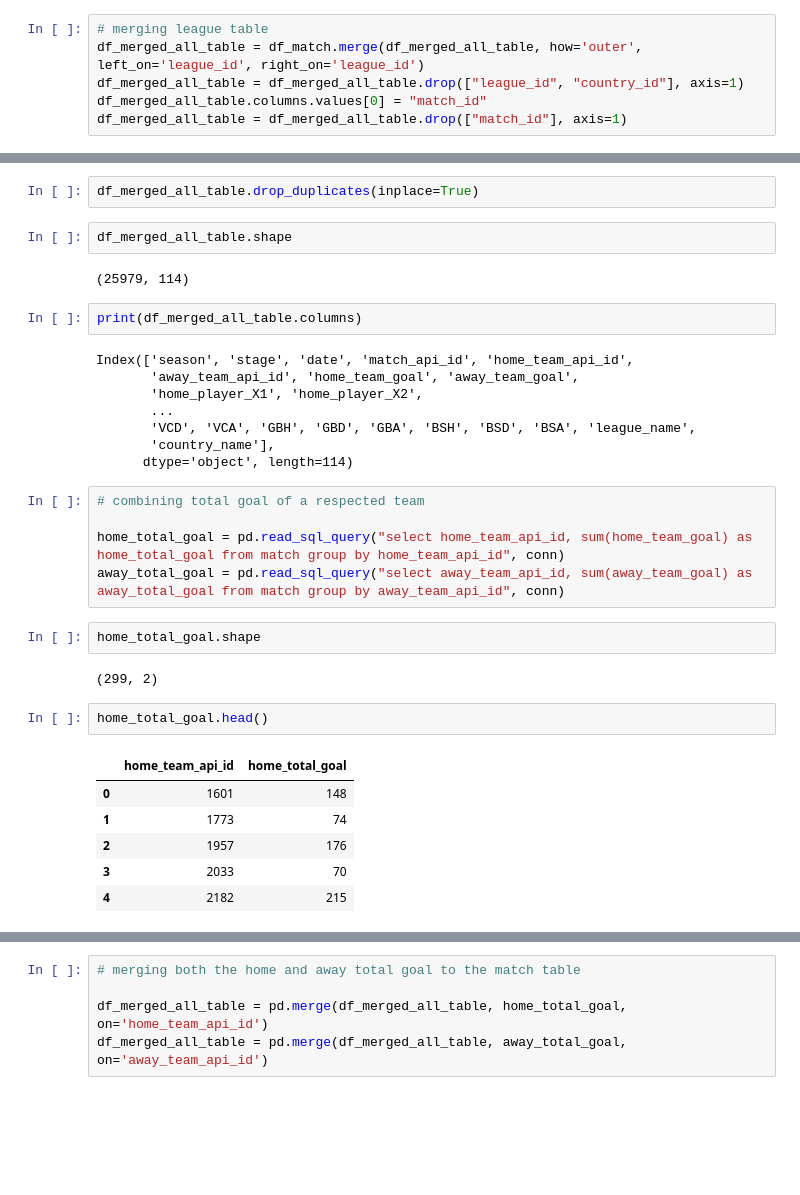
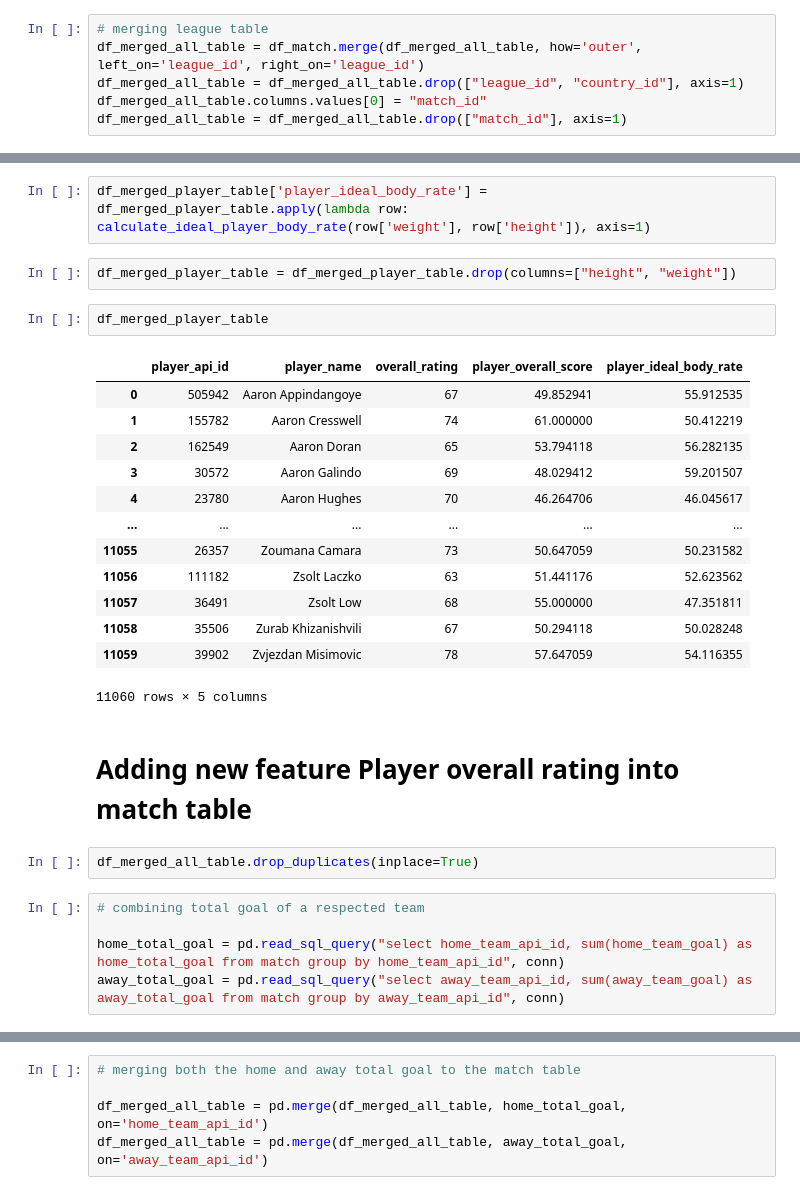
Before and after one commit to ravi7522/Football-Prediction, a Jupyter notebook: data_preprocessing_table_merge.ipynb, the cells around one changed output, grey strips where cells are left out. Cells and saved outputs as stored; diff of their text form; blank space fills up the shorter version.

```diff
--- a/data_preprocessing_table_merge.ipynb
+++ b/data_preprocessing_table_merge.ipynb
@@ -147,34 +265,29 @@ df_merged_all_table.shape
+# %%
+df_merged_player_table['player_ideal_body_rate'] = df_merged_player_table.apply(lambda row: calculate_ideal_player_body_rate(row['weight'], row['height']), axis=1)
+# %%
+df_merged_player_table = df_merged_player_table.drop(columns=["height", "weight"])
+# %%
+df_merged_player_table
+# %% [output]
+|  | player_api_id | player_name | overall_rating | player_overall_score | player_ideal_body_rate |
+| 0 | 505942 | Aaron Appindangoye | 67 | 49.852941 | 55.912535 |
+| 1 | 155782 | Aaron Cresswell | 74 | 61.000000 | 50.412219 |
+| 2 | 162549 | Aaron Doran | 65 | 53.794118 | 56.282135 |
+| 3 | 30572 | Aaron Galindo | 69 | 48.029412 | 59.201507 |
+| 4 | 23780 | Aaron Hughes | 70 | 46.264706 | 46.045617 |
+| ... | ... | ... | ... | ... | ... |
+| 11055 | 26357 | Zoumana Camara | 73 | 50.647059 | 50.231582 |
+| 11056 | 111182 | Zsolt Laczko | 63 | 51.441176 | 52.623562 |
+| 11057 | 36491 | Zsolt Low | 68 | 55.000000 | 47.351811 |
+| 11058 | 35506 | Zurab Khizanishvili | 67 | 50.294118 | 50.028248 |
+| 11059 | 39902 | Zvjezdan Misimovic | 78 | 57.647059 | 54.116355 |
+11060 rows × 5 columns
+# %% [markdown]
+# Adding new feature Player overall rating into match table
 # %%
 df_merged_all_table.drop_duplicates(inplace=True)
-# %%
-df_merged_all_table.shape
-# %% [output]
-(25979, 114)
-# %%
-print(df_merged_all_table.columns)
-# %% [output]
-Index(['season', 'stage', 'date', 'match_api_id', 'home_team_api_id',
-       'away_team_api_id', 'home_team_goal', 'away_team_goal',
-       'home_player_X1', 'home_player_X2',
-       ...
-       'VCD', 'VCA', 'GBH', 'GBD', 'GBA', 'BSH', 'BSD', 'BSA', 'league_name',
-       'country_name'],
-      dtype='object', length=114)
 # %%
 # combining total goal of a respected team
 
 home_total_goal = pd.read_sql_query("select home_team_api_id, sum(home_team_goal) as home_total_goal from match group by home_team_api_id", conn)
 away_total_goal = pd.read_sql_query("select away_team_api_id, sum(away_team_goal) as away_total_goal from match group by away_team_api_id", conn)
-# %%
-home_total_goal.shape
-# %% [output]
-(299, 2)
-# %%
-home_total_goal.head()
-# %% [output]
-|  | home_team_api_id | home_total_goal |
-| 0 | 1601 | 148 |
-| 1 | 1773 | 74 |
-| 2 | 1957 | 176 |
-| 3 | 2033 | 70 |
-| 4 | 2182 | 215 |
```
Also changed, not shown: parts of 68 cells of this notebook, 2 other files.
